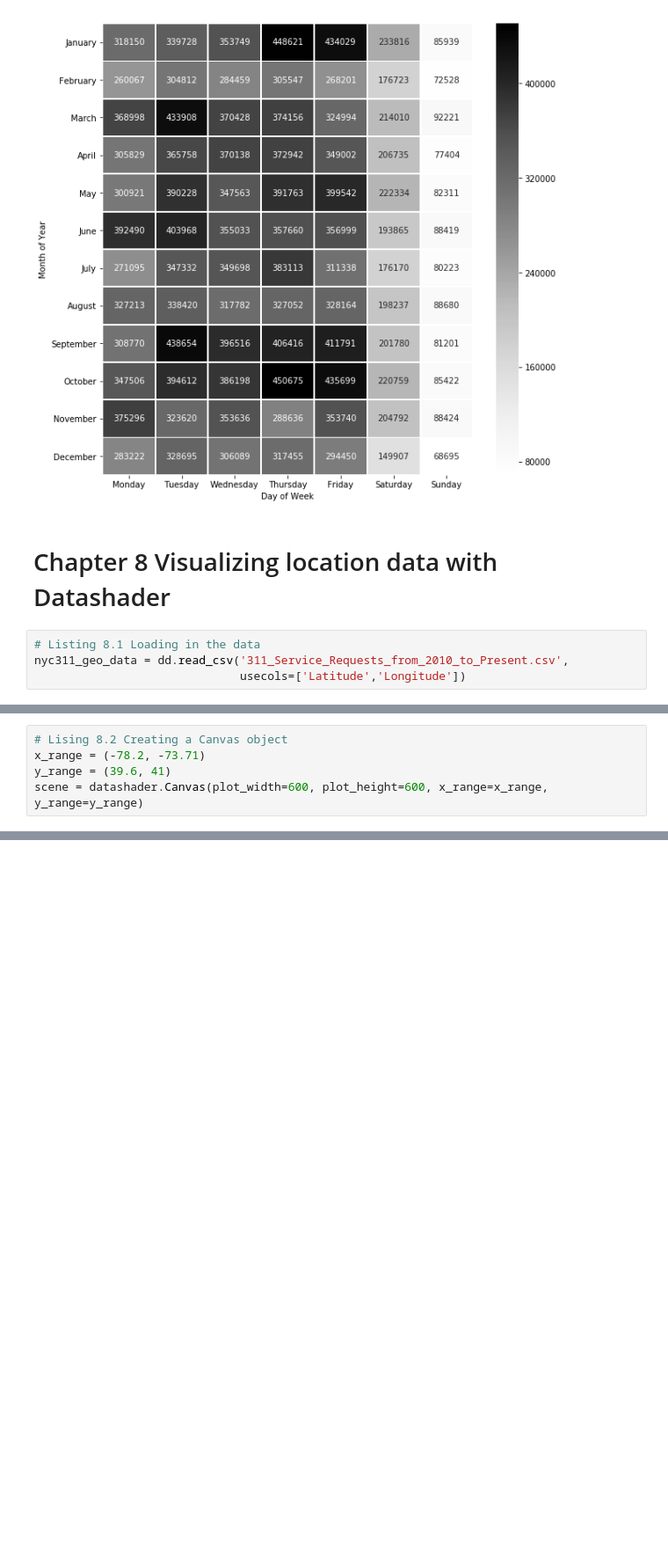
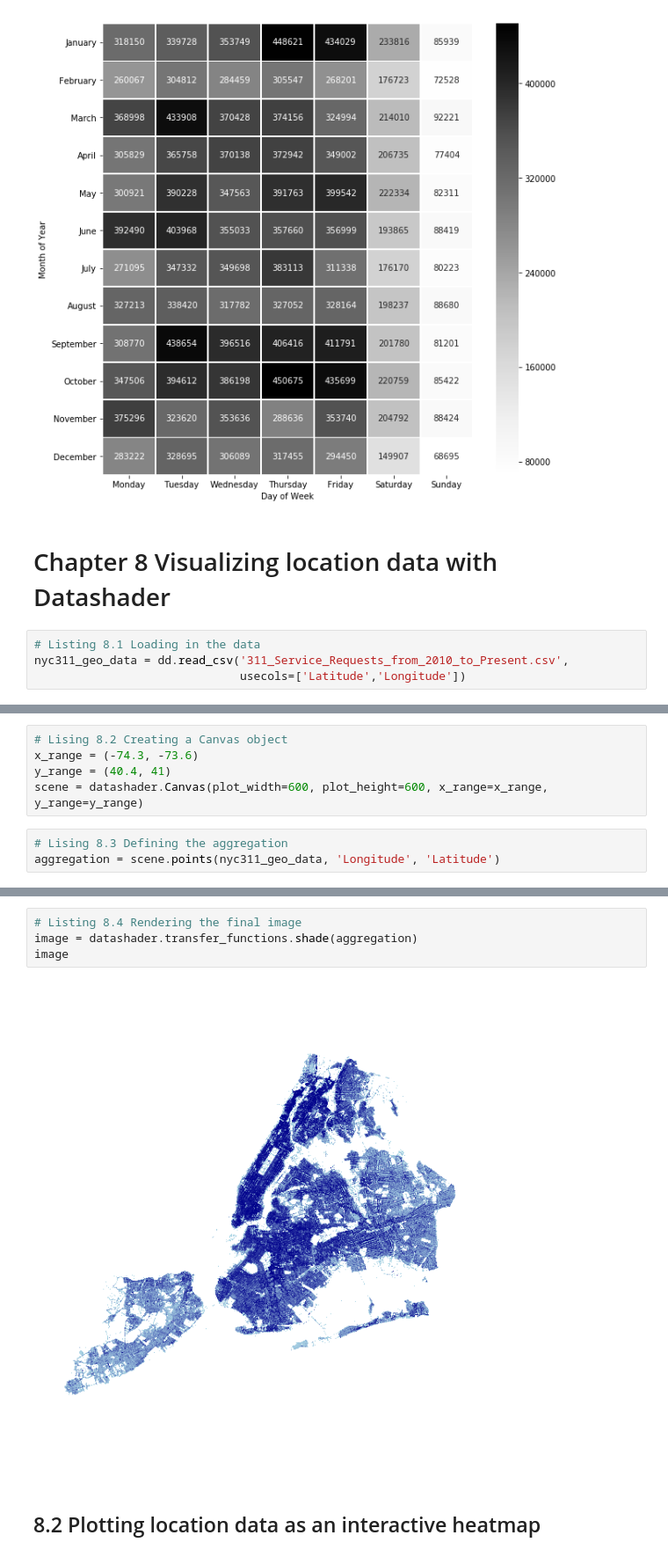
Before and after one commit to sunchengyi/Dask, a Jupyter notebook: nyc-parking-tickets_dask.ipynb, the cells around one changed output, grey strips where cells are left out. Shown at 88% size. Cells and saved outputs as stored; diff of their text form; blank space fills up the shorter version.

Commit message:
Listing 8.4 Rendering the final image.

```diff
--- a/nyc-parking-tickets_dask.ipynb
+++ b/nyc-parking-tickets_dask.ipynb
@@ -1214,5 +1212,8 @@ nyc311_describe
 # %%
 # Lising 8.2 Creating a Canvas object
-x_range = (-78.2, -73.71)
-y_range = (39.6, 41)
+x_range = (-74.3, -73.6)
+y_range = (40.4, 41)
 scene = datashader.Canvas(plot_width=600, plot_height=600, x_range=x_range, y_range=y_range)
+# %%
+# Lising 8.3 Defining the aggregation
+aggregation = scene.points(nyc311_geo_data, 'Longitude', 'Latitude')
@@ -1218,0 +1246,8 @@ scene = datashader.Canvas(plot_width=600, plot_height=600, x_range=x_range, y_ra
+# %%
+# Listing 8.4 Rendering the final image
+image = datashader.transfer_functions.shade(aggregation)
+image
+# %% [output]
+[figure, added]
+# %% [markdown]
+## 8.2 Plotting location data as an interactive heatmap
```
Also changed, not shown: parts of 5 cells of this notebook.
